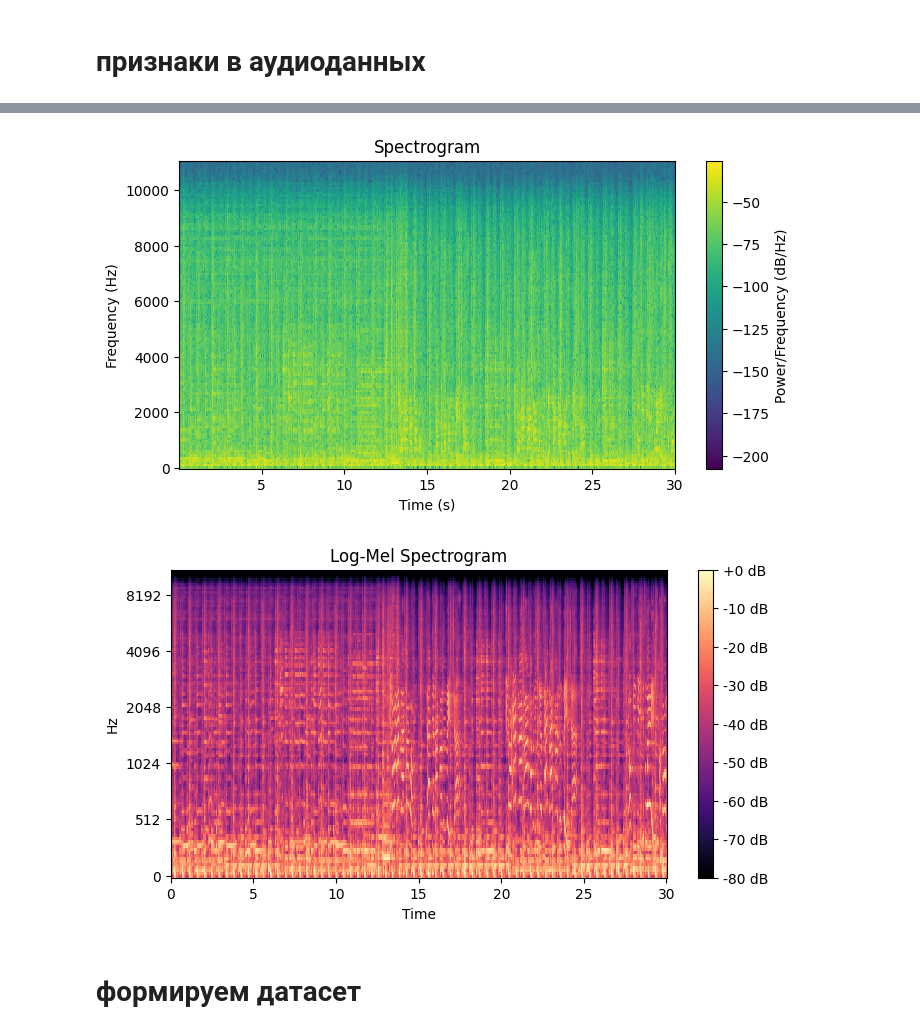
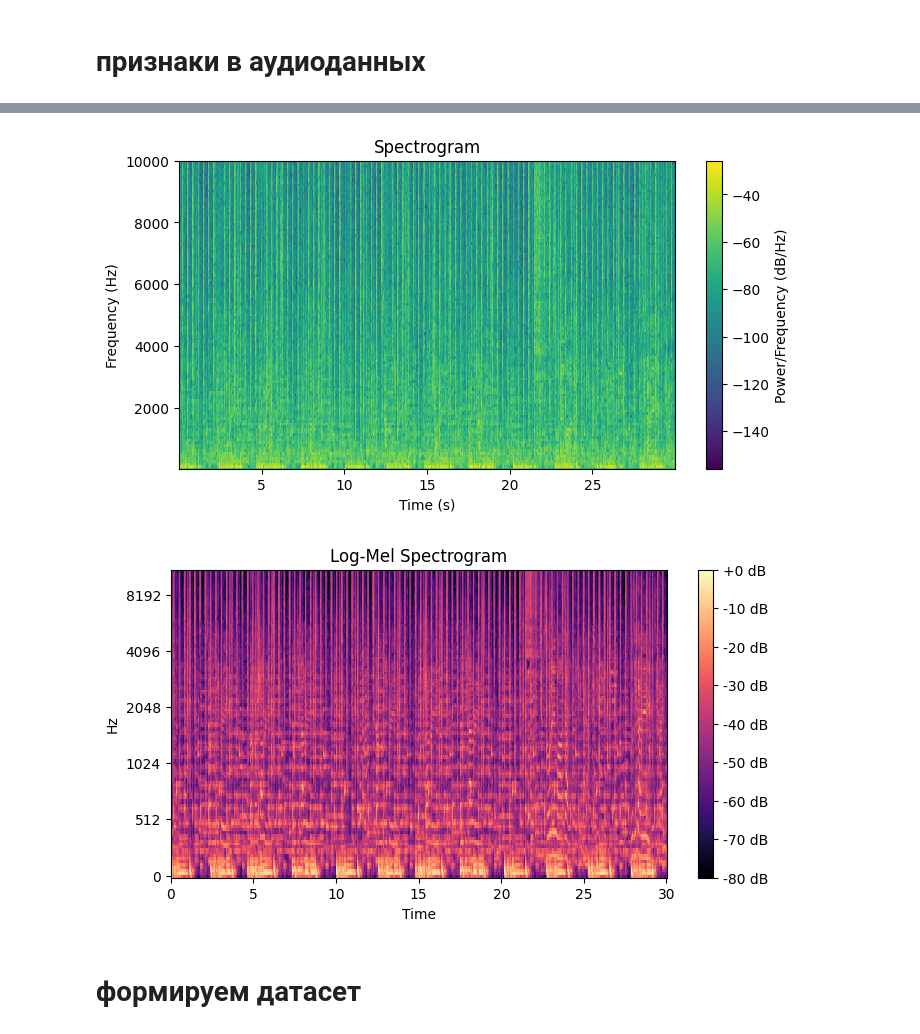
Before and after one commit to mechanoid5/ml_lectorium_2026_I, a Jupyter notebook: examples/21-audio-proc/02-music-class.ipynb, the cells around one changed output, grey strips where cells are left out. Saved outputs shown, nothing was run; the diff lists cells and outputs as text; code cells hidden in the pictures.

```diff
--- a/examples/21-audio-proc/02-music-class.ipynb
+++ b/examples/21-audio-proc/02-music-class.ipynb
@@ -61,3 +61,5 @@ display( files.sample(5) )
+# %%
+files = files.sample(len(files)//10)
 # %%
 files.groupby('genre').count()
 # %% [output]
@@ -108,26 +96,17 @@ files
 # %%
 # pip install ipywidgets
 # %%
-fpath = files.sample()['fpath'].values[0]
-display(fpath)
+# выберем рандомный пример
+fpath, genre = files.sample()[['fpath','genre']].values[0]
+data, rate = lrs.load(fpath)
+display( (fpath, genre, data.shape, rate) )
 
-data, rate = lrs.load(fpath)
-display(data.shape, rate)
-
-
-print( f'Duration: { lrs.get_duration(y=data,sr=rate):.2f} sec' )
-
-print(f'Sample Rate: {rate}')
-
-# Compute the amplitude range
-amplitude_range = np.max(data) - np.min(data)
-print(f'Amplitude Range: {amplitude_range}')
-
-# Get the bit depth from the audio data
-bit_depth = data.dtype.itemsize
-# printing values
-print(f'Bit Depth: {bit_depth} bits')
-
+display( f'Duration: { lrs.get_duration(y=data,sr=rate):.2f} sec' )
+display(f'Sample Rate: {rate}')
+display(f'Amplitude Range: {(data.max()-data.min()):.3f}')
+display(f'Bit Depth: {data.dtype.itemsize} bits')
+tempo, beat_frames = lrs.beat.beat_track(y=data, sr=rate)
+print(f'Estimated tempo: {tempo[0]:.2f} beats per minute')
 
 display( Audio(data=data,rate=rate,autoplay=False) )
 # %% [output]
@@ -213,21 +176,22 @@ plt.show()
 # %%
 # Compute the spectrogram
 from scipy.signal import spectrogram
 
 # Small constant to avoid division by zero(if any)
 epsilon = 1e-40
 f, t, Sxx = spectrogram(data, fs=rate)
 
 # Plot the spectrogram with the constant added to Sxx
-plt.figure(figsize=(8, 4))
-plt.pcolormesh(t, f, 10 * np.log10(Sxx + epsilon))
-plt.colorbar(label='Power/Frequency (dB/Hz)')
-plt.xlabel('Time (s)')
-plt.ylabel('Frequency (Hz)')
-plt.title('Spectrogram')
+fig,ax = plt.subplots(1,figsize=(8, 4))
+im = ax.pcolormesh(t, f, 10. * np.log10(Sxx + epsilon))
+plt.colorbar(im,label='Power/Frequency (dB/Hz)')
+ax.set_xlabel('Time (s)')
+ax.set_ylabel('Frequency (Hz)')
+ax.set_ylim((20,10_000))
+ax.set_title('Spectrogram')
 plt.show()
 # %% [output]
-[figure, old version]
+[figure, new version]
 # %%
 # visualizing log-mel spectrogram
 def compute_logmel_spectrogram(y, sr, n_mels=128, hop_length=512):
@@ -238,14 +202,16 @@ def compute_logmel_spectrogram(y, sr, n_mels=128, hop_length=512):
 # Compute log-mel spectrogram
 logmel_spectrogram = compute_logmel_spectrogram(data, sr=rate)
 
+
+# Plot the spectrogram with the constant added to Sxx
+fig,ax = plt.subplots(1,figsize=(8, 4))
 # Display the log-mel spectrogram
-plt.figure(figsize=(8, 4))
-specshow(logmel_spectrogram, sr=rate, hop_length=512, x_axis='time', y_axis='mel')
-plt.colorbar(format='%+2.0f dB')
-plt.title('Log-Mel Spectrogram')
+im = specshow(logmel_spectrogram, sr=rate, hop_length=512, x_axis='time', y_axis='mel',ax=ax)
+plt.colorbar(im,format='%+2.0f dB')
+ax.set_title('Log-Mel Spectrogram')
 plt.show()
 # %% [output]
-[figure, old version]
+[figure, new version]
 # %% [markdown]
 # формируем датасет
 # %%
```
Also changed, not shown: parts of 33 cells of this notebook.
